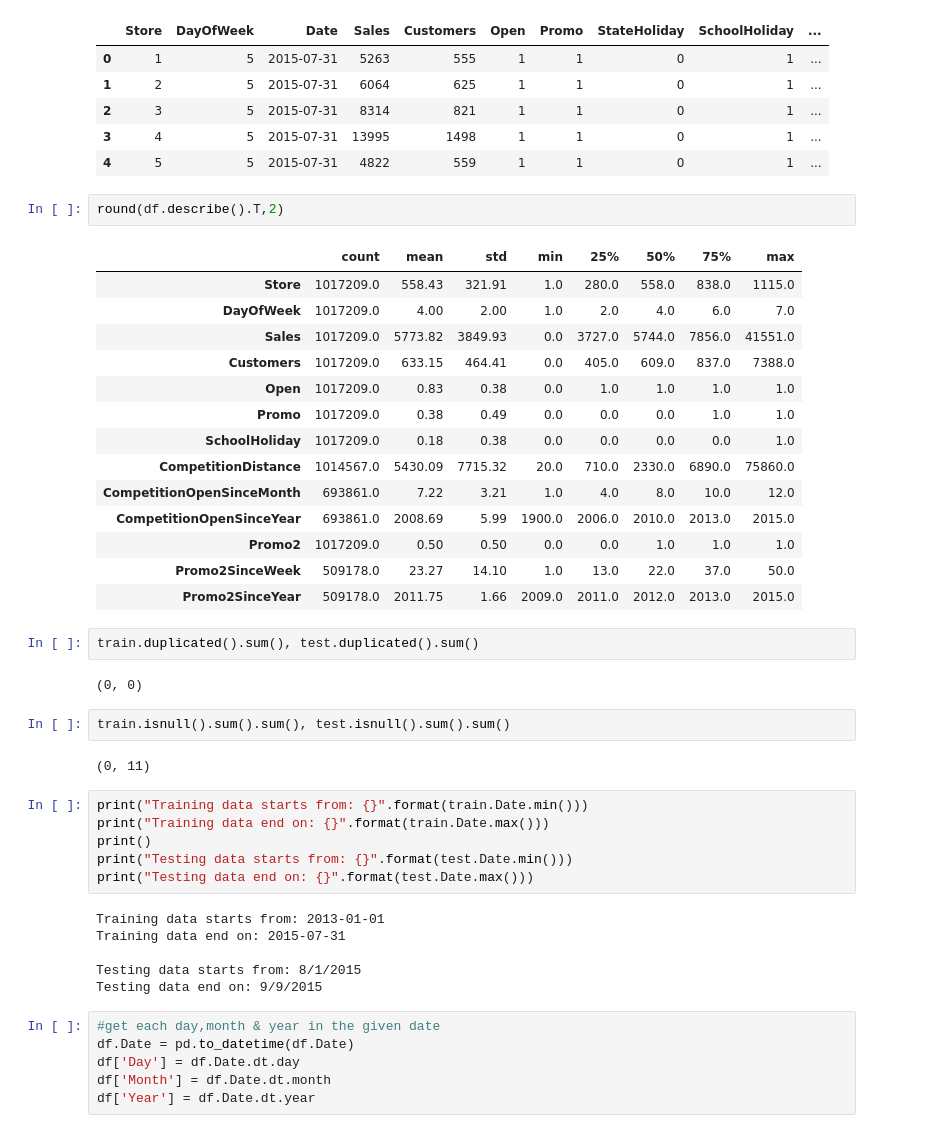
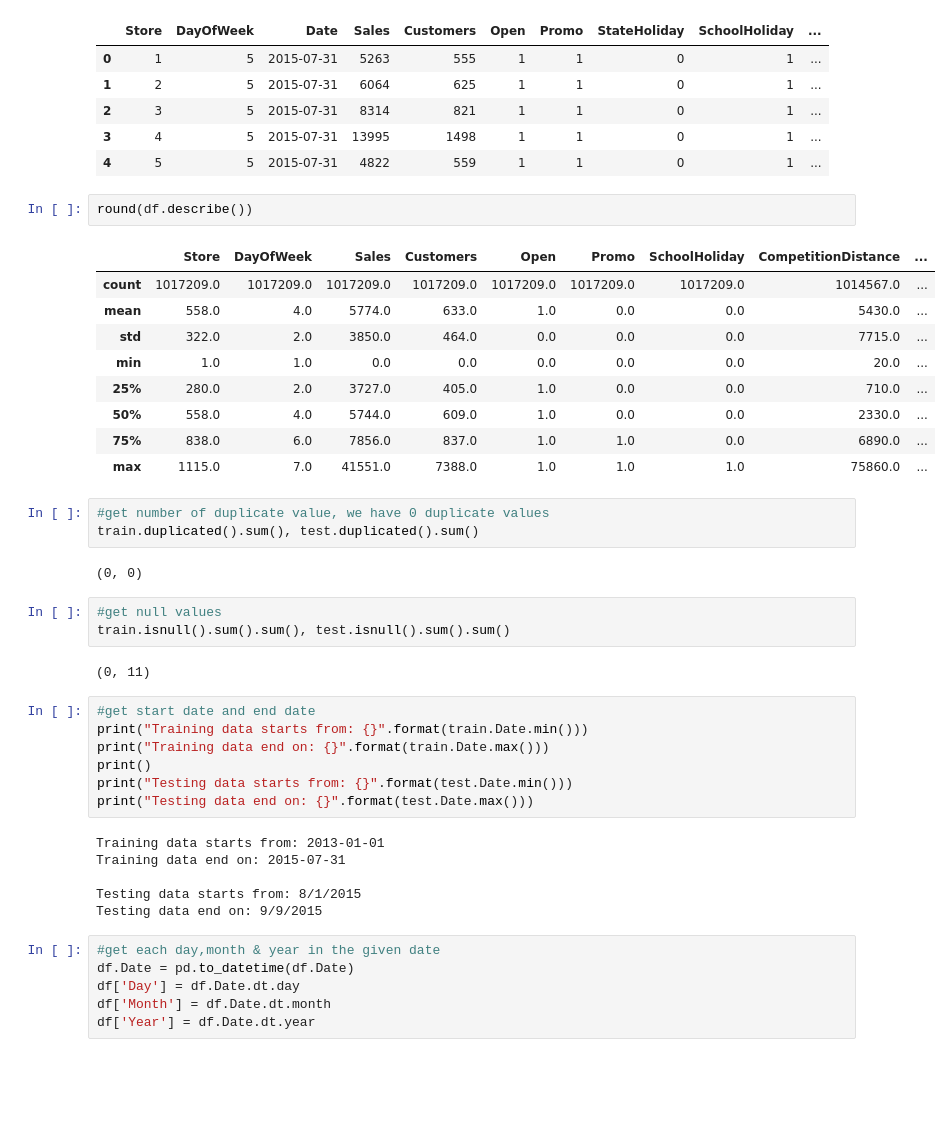
Before and after one commit to miz-ab/10xac_week_three_challenge, a Jupyter notebook: notebook/rossmann_store_sales.ipynb, the cells around one changed output. Cells and saved outputs as stored; diff of their text form; blank space fills up the shorter version.

```diff
--- a/notebook/rossmann_store_sales.ipynb
+++ b/notebook/rossmann_store_sales.ipynb
@@ -46,31 +48,29 @@ df.head()
 | 3 | 4 | 5 | 2015-07-31 | 13995 | 1498 | 1 | 1 | 0 | 1 | ... |
 | 4 | 5 | 5 | 2015-07-31 | 4822 | 559 | 1 | 1 | 0 | 1 | ... |
 # %%
-round(df.describe().T,2)
+round(df.describe())
 # %% [output]
-|  | count | mean | std | min | 25% | 50% | 75% | max |
-| Store | 1017209.0 | 558.43 | 321.91 | 1.0 | 280.0 | 558.0 | 838.0 | 1115.0 |
-| DayOfWeek | 1017209.0 | 4.00 | 2.00 | 1.0 | 2.0 | 4.0 | 6.0 | 7.0 |
-| Sales | 1017209.0 | 5773.82 | 3849.93 | 0.0 | 3727.0 | 5744.0 | 7856.0 | 41551.0 |
-| Customers | 1017209.0 | 633.15 | 464.41 | 0.0 | 405.0 | 609.0 | 837.0 | 7388.0 |
-| Open | 1017209.0 | 0.83 | 0.38 | 0.0 | 1.0 | 1.0 | 1.0 | 1.0 |
-| Promo | 1017209.0 | 0.38 | 0.49 | 0.0 | 0.0 | 0.0 | 1.0 | 1.0 |
-| SchoolHoliday | 1017209.0 | 0.18 | 0.38 | 0.0 | 0.0 | 0.0 | 0.0 | 1.0 |
-| CompetitionDistance | 1014567.0 | 5430.09 | 7715.32 | 20.0 | 710.0 | 2330.0 | 6890.0 | 75860.0 |
-| CompetitionOpenSinceMonth | 693861.0 | 7.22 | 3.21 | 1.0 | 4.0 | 8.0 | 10.0 | 12.0 |
-| CompetitionOpenSinceYear | 693861.0 | 2008.69 | 5.99 | 1900.0 | 2006.0 | 2010.0 | 2013.0 | 2015.0 |
-| Promo2 | 1017209.0 | 0.50 | 0.50 | 0.0 | 0.0 | 1.0 | 1.0 | 1.0 |
-| Promo2SinceWeek | 509178.0 | 23.27 | 14.10 | 1.0 | 13.0 | 22.0 | 37.0 | 50.0 |
-| Promo2SinceYear | 509178.0 | 2011.75 | 1.66 | 2009.0 | 2011.0 | 2012.0 | 2013.0 | 2015.0 |
+|  | Store | DayOfWeek | Sales | Customers | Open | Promo | SchoolHoliday | CompetitionDistance | ... |
+| count | 1017209.0 | 1017209.0 | 1017209.0 | 1017209.0 | 1017209.0 | 1017209.0 | 1017209.0 | 1014567.0 | ... |
+| mean | 558.0 | 4.0 | 5774.0 | 633.0 | 1.0 | 0.0 | 0.0 | 5430.0 | ... |
+| std | 322.0 | 2.0 | 3850.0 | 464.0 | 0.0 | 0.0 | 0.0 | 7715.0 | ... |
+| min | 1.0 | 1.0 | 0.0 | 0.0 | 0.0 | 0.0 | 0.0 | 20.0 | ... |
+| 25% | 280.0 | 2.0 | 3727.0 | 405.0 | 1.0 | 0.0 | 0.0 | 710.0 | ... |
+| 50% | 558.0 | 4.0 | 5744.0 | 609.0 | 1.0 | 0.0 | 0.0 | 2330.0 | ... |
+| 75% | 838.0 | 6.0 | 7856.0 | 837.0 | 1.0 | 1.0 | 0.0 | 6890.0 | ... |
+| max | 1115.0 | 7.0 | 41551.0 | 7388.0 | 1.0 | 1.0 | 1.0 | 75860.0 | ... |
-# %%
-train.duplicated().sum(), test.duplicated().sum()
-# %% [output]
-(0, 0)
+# %%
+#get number of duplicate value, we have 0 duplicate values
+train.duplicated().sum(), test.duplicated().sum()
+# %% [output]
+(0, 0)
 # %%
+#get null values
 train.isnull().sum().sum(), test.isnull().sum().sum()
 # %% [output]
 (0, 11)
 # %%
+#get start date and end date
 print("Training data starts from: {}".format(train.Date.min()))
 print("Training data end on: {}".format(train.Date.max()))
 print()
```
Also changed, not shown: parts of 7 cells of this notebook.
